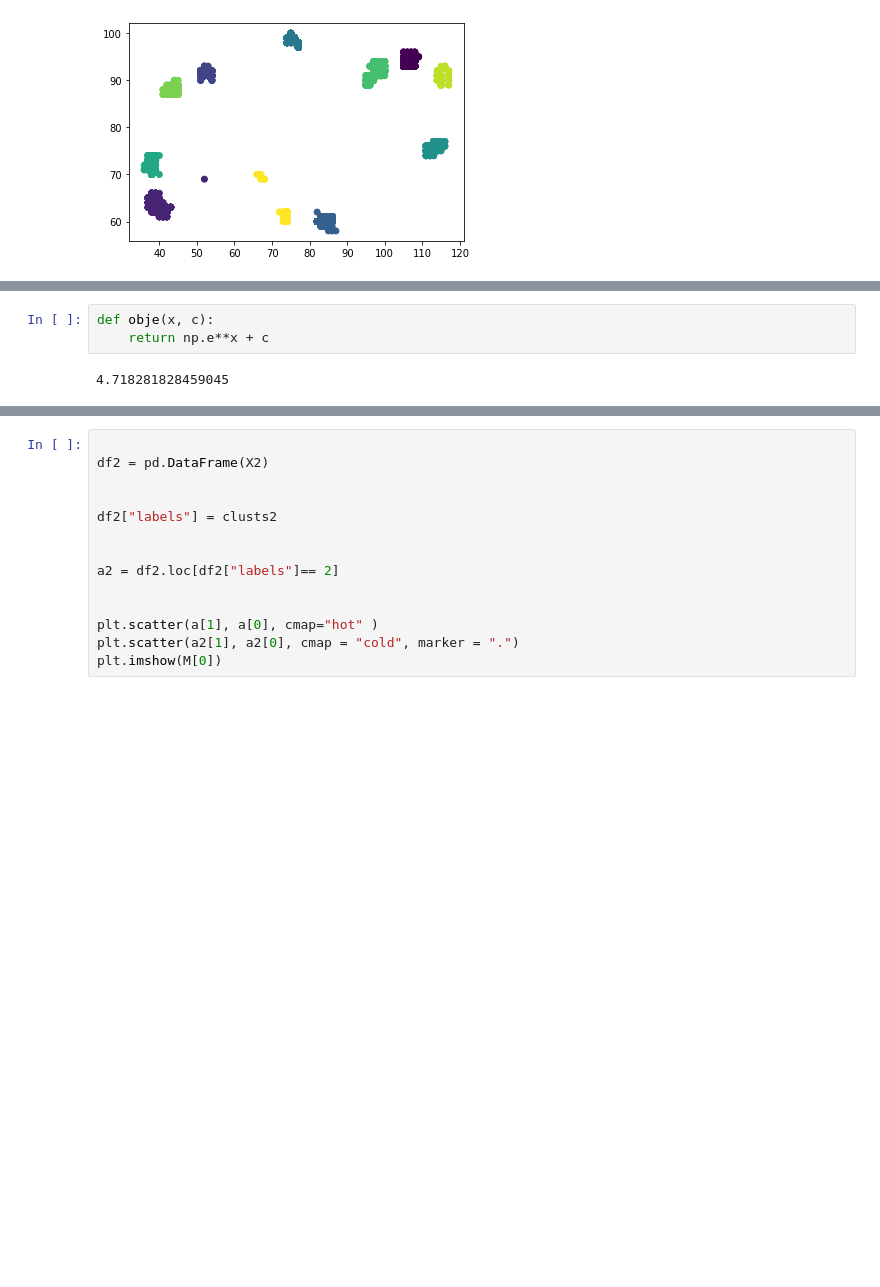
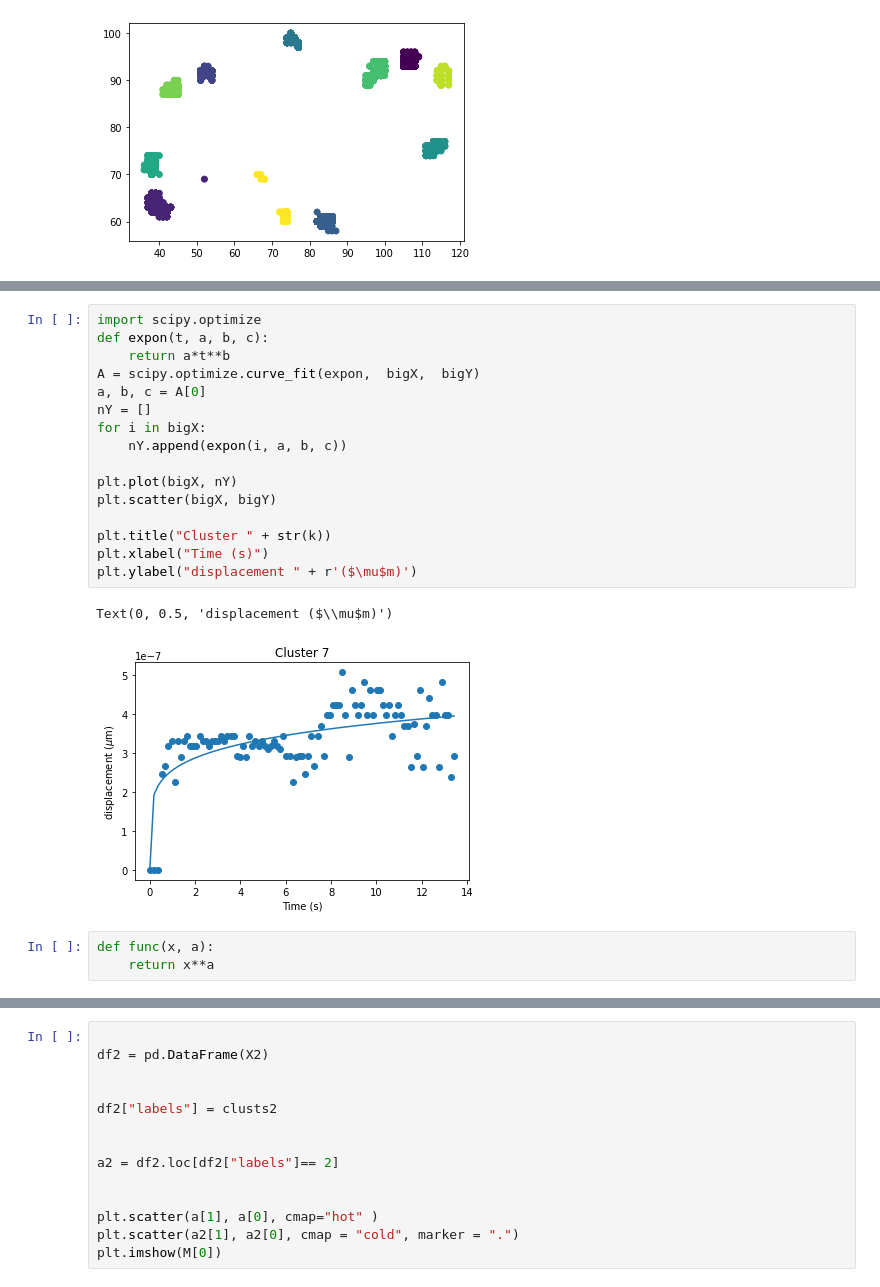
Before and after one commit to BiratalWagle/CellTensionFinal, a Jupyter notebook: Cellpose_Displacement_New.ipynb, the cells around one changed output, grey strips where cells are left out. Drawn from its saved outputs; the diff is of its cells as text; blank space fills up the shorter version.

```diff
--- a/Cellpose_Displacement_New.ipynb
+++ b/Cellpose_Displacement_New.ipynb
@@ -213,5 +244,22 @@ Text(0, 0.5, 'displacement ($\\mu$m)')
+# %%
+import scipy.optimize
+def expon(t, a, b, c):
+    return a*t**b
+A = scipy.optimize.curve_fit(expon,  bigX,  bigY)
+a, b, c = A[0]
+nY = []
+for i in bigX:
+    nY.append(expon(i, a, b, c))
+
+plt.plot(bigX, nY)
+plt.scatter(bigX, bigY)
+
+plt.title("Cluster " + str(k))
+plt.xlabel("Time (s)")
+plt.ylabel("displacement " + r'($\mu$m)')
+# %% [output]
+Text(0, 0.5, 'displacement ($\\mu$m)')
+[figure, added]
 # %%
-def obje(x, c):
-    return np.e**x + c
+def func(x, a):
+    return x**a
-# %% [output]
-4.718281828459045
```
Also changed, not shown: parts of 20 cells of this notebook.
